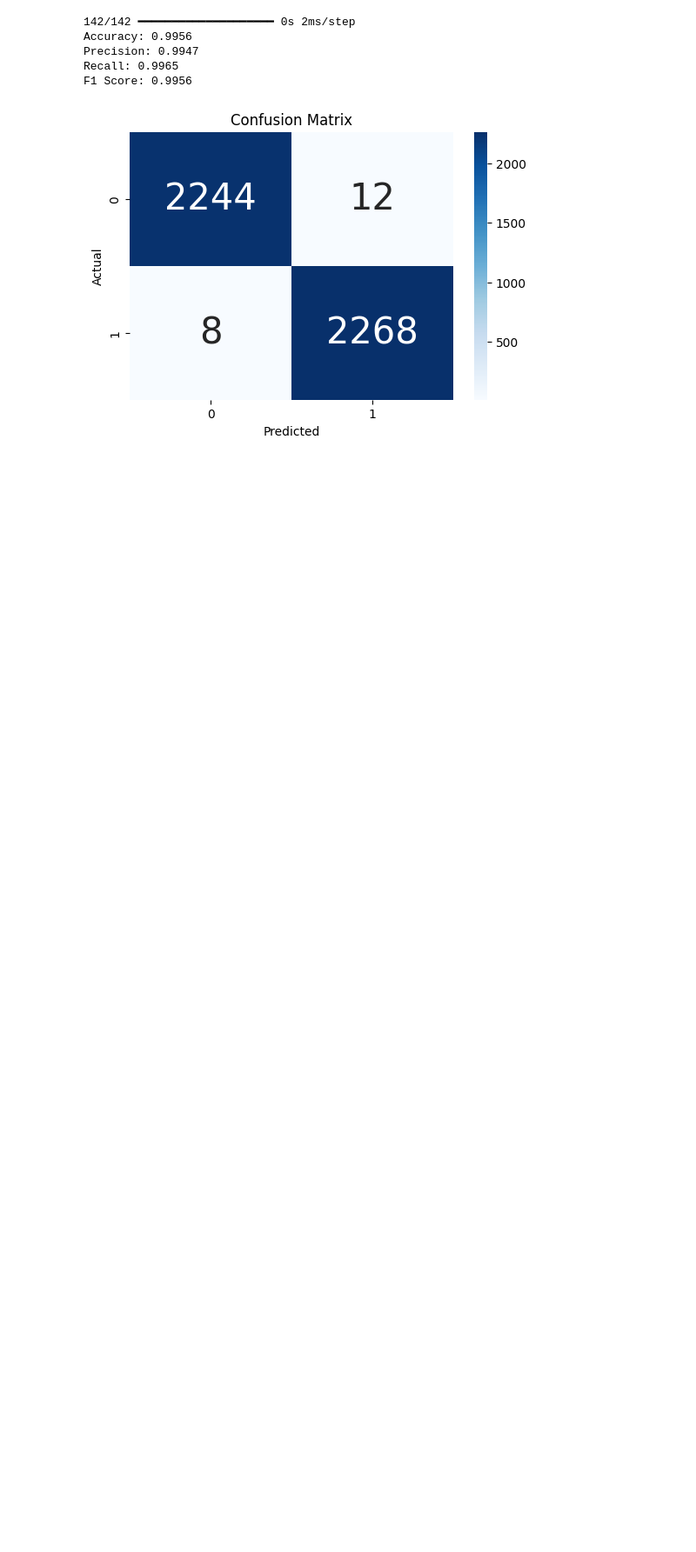
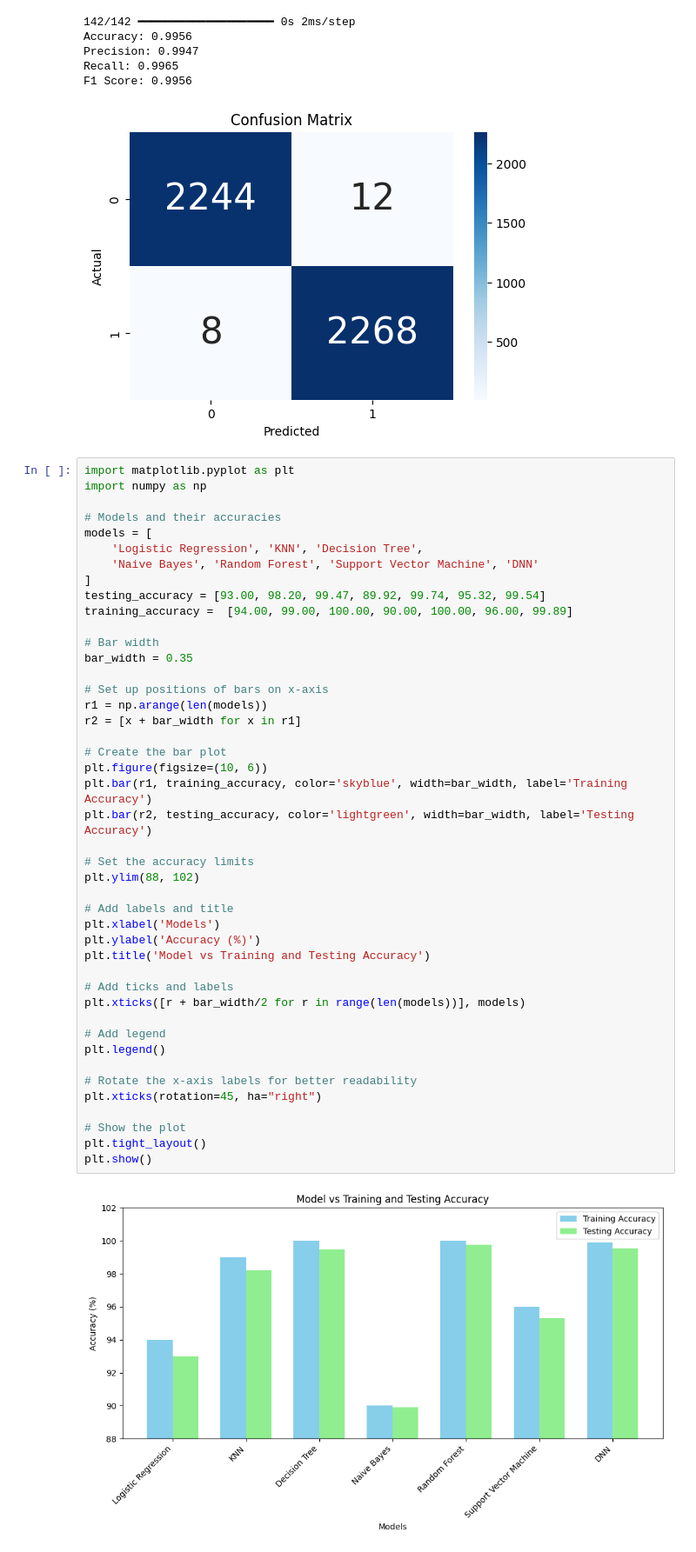
Before and after one commit to SachinBiswas7/Deep-Learning-Projects, a Jupyter notebook: Multilayer perceptron/PDF malware detection/pdf_malware_detechtion.ipynb, the cells around one changed output. Shown at 87% size. Cells and saved outputs as stored; diff of their text form; blank space fills up the shorter version.

```diff
--- a/Multilayer perceptron/PDF malware detection/pdf_malware_detechtion.ipynb
+++ b/Multilayer perceptron/PDF malware detection/pdf_malware_detechtion.ipynb
@@ -480,3 +480,49 @@ Precision: 0.9947
 Recall: 0.9965
 F1 Score: 0.9956
 [figure]
+# %%
+import matplotlib.pyplot as plt
+import numpy as np
+
+# Models and their accuracies
+models = [
+    'Logistic Regression', 'KNN', 'Decision Tree',
+    'Naive Bayes', 'Random Forest', 'Support Vector Machine', 'DNN'
+]
+testing_accuracy = [93.00, 98.20, 99.47, 89.92, 99.74, 95.32, 99.54]
+training_accuracy =  [94.00, 99.00, 100.00, 90.00, 100.00, 96.00, 99.89]
+
+# Bar width
+bar_width = 0.35
+
+# Set up positions of bars on x-axis
+r1 = np.arange(len(models))
+r2 = [x + bar_width for x in r1]
+
+# Create the bar plot
+plt.figure(figsize=(10, 6))
+plt.bar(r1, training_accuracy, color='skyblue', width=bar_width, label='Training Accuracy')
+plt.bar(r2, testing_accuracy, color='lightgreen', width=bar_width, label='Testing Accuracy')
+
+# Set the accuracy limits
+plt.ylim(88, 102)
+
+# Add labels and title
+plt.xlabel('Models')
+plt.ylabel('Accuracy (%)')
+plt.title('Model vs Training and Testing Accuracy')
+
+# Add ticks and labels
+plt.xticks([r + bar_width/2 for r in range(len(models))], models)
+
+# Add legend
+plt.legend()
+
+# Rotate the x-axis labels for better readability
+plt.xticks(rotation=45, ha="right")
+
+# Show the plot
+plt.tight_layout()
+plt.show()
+# %% [output]
+[figure, added]
```
